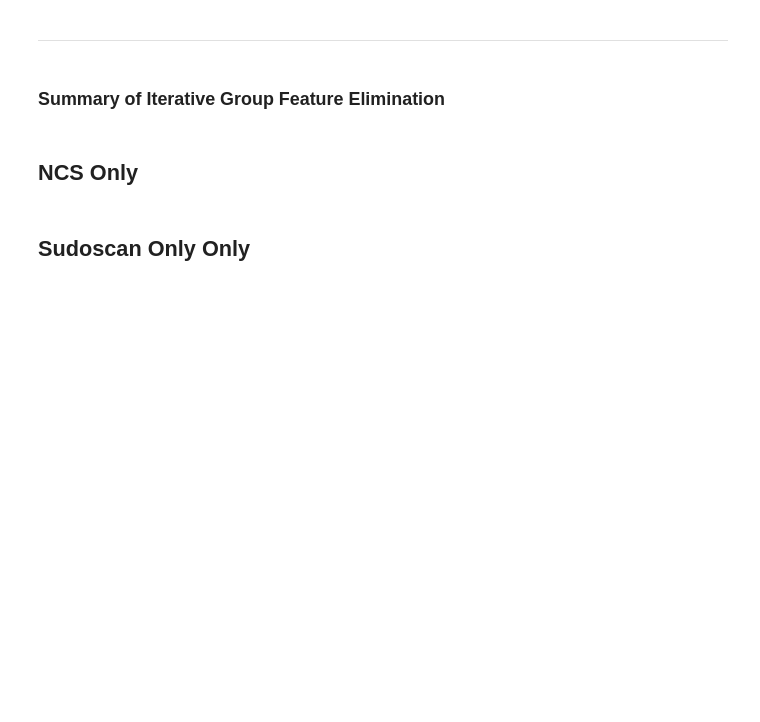
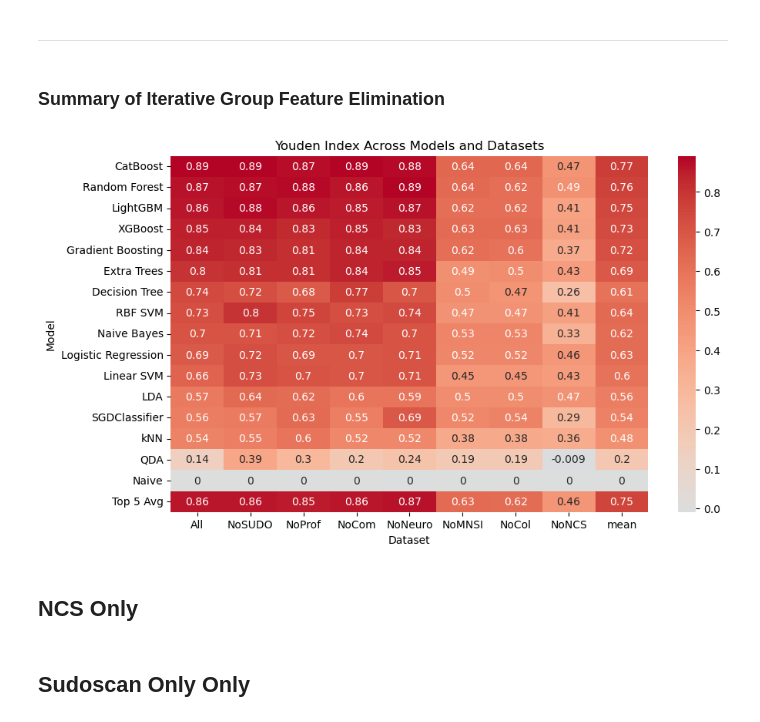
Before and after one commit to acbriza/dpn2026, a Jupyter notebook: module/dpn_binary_tony.ipynb, the cells around one changed output. Saved outputs shown, nothing was run; the diff lists cells and outputs as text; code cells hidden in the pictures; blank space fills up the shorter version.

```diff
--- a/module/dpn_binary_tony.ipynb
+++ b/module/dpn_binary_tony.ipynb
@@ -510,0 +698,4 @@ joblib.dump(dfnneuro_results, r"outputs\noNEURO_features\model_results-2026-01-0
+# %%
+model_metrics['no_neuro'] = benchmark_models(Xnneuro, y, cv_splits=CV_SPLITS, n_repeats=N_REPEATS)
+metrics_stats['no_neuro'] = calculate_metric_statistics(model_metrics['no_neuro'])
+metrics_stats['no_neuro']['mean']
@@ -526,0 +751,4 @@ joblib.dump(dfncom_results, r"outputs\noCOM_features\model_results-2026-01-07.pk
+# %%
+model_metrics['no_comorbs'] = benchmark_models(Xncom, y, cv_splits=CV_SPLITS, n_repeats=N_REPEATS)
+metrics_stats['no_comorbs'] = calculate_metric_statistics(model_metrics['no_comorbs'])
+metrics_stats['no_comorbs']['mean']
@@ -542,0 +804,6 @@ joblib.dump(dfnmnsi_results, r"outputs\noMNSI_feature\model_results-2026-01-07.p
+# %%
+dfnmnsi_results = benchmark_models(Xnmnsi, y, n_repeats=2)
+
+model_metrics['no_mnsi'] = benchmark_models(Xnc, y, cv_splits=CV_SPLITS, n_repeats=N_REPEATS)
+metrics_stats['no_mnsi'] = calculate_metric_statistics(model_metrics['no_mnsi'])
+metrics_stats['no_mnsi']['mean']
@@ -558,0 +860,4 @@ joblib.dump(dfnprof_results, r"outputs\noPROF_features\model_results-2026-01-07.
+# %%
+model_metrics['no_profile'] = benchmark_models(Xnprof, y, cv_splits=CV_SPLITS, n_repeats=N_REPEATS)
+metrics_stats['no_profile'] = calculate_metric_statistics(model_metrics['no_profile'])
+metrics_stats['no_profile']['mean']
@@ -565,41 +966,43 @@ joblib.dump(dfnprof_results, r"outputs\noPROF_features\model_results-2026-01-07.
 # import seaborn as sns
 # import matplotlib.pyplot as plt
 
 # Suppose you have several results DataFrames
 # e.g., results_df1, results_df2, results_df3
 
 dataframes = {
-    "All": dfall_means,
-    "NoSUDO": dfnsudo_means,
-    "NoProf": dfnprof_means,
-    "NoCom": dfncom_means,
-    "NoNeuro": dfnneuro_means,
-    "NoMNSI": dfnmnsi_means,
-    "NoCol": dfnc_means,
-    "NoNCS": dfnncs_means,
+    "All": metrics_stats['all']['mean'],
+    "NoSUDO": metrics_stats['no_sudo']['mean'],
+    "NoProf": metrics_stats['no_profile']['mean'],
+    "NoCom": metrics_stats['no_comorbs']['mean'],
+    "NoNeuro": metrics_stats['no_neuro']['mean'],
+    "NoMNSI": metrics_stats['no_mnsi']['mean'],
+    "NoCol": metrics_stats['no_collinear']['mean'],
+    "NoNCS": metrics_stats['no_ncs']['mean'],
 }
 
 # Collect the 'Youden' column from each dataframe
 youden_table = pd.DataFrame()
 
 for name, df in dataframes.items():
     youden_table[name] = df["Youden Index"]
 k=5
 topk_avg = youden_table.apply(lambda col: col.nlargest(k).mean())
 youden_table.loc[f"Top {k} Avg"] = topk_avg
 
 youden_table['mean'] = youden_table.mean(axis=1)
 
 # Reorder rows if needed
 # youden_table = youden_table.reindex(sorted(youden_table.index))
 
 # Plot heatmap
 plt.figure(figsize=(10, 6))
 sns.heatmap(youden_table, annot=True, cmap="coolwarm", center=0)
 plt.title("Youden Index Across Models and Datasets")
 plt.ylabel("Model")
 plt.xlabel("Dataset")
 plt.show()
+# %% [output]
+[figure, added]
 # %% [markdown]
 ## NCS Only
 # %%
```
Also changed, not shown: parts of 70 cells of this notebook.
